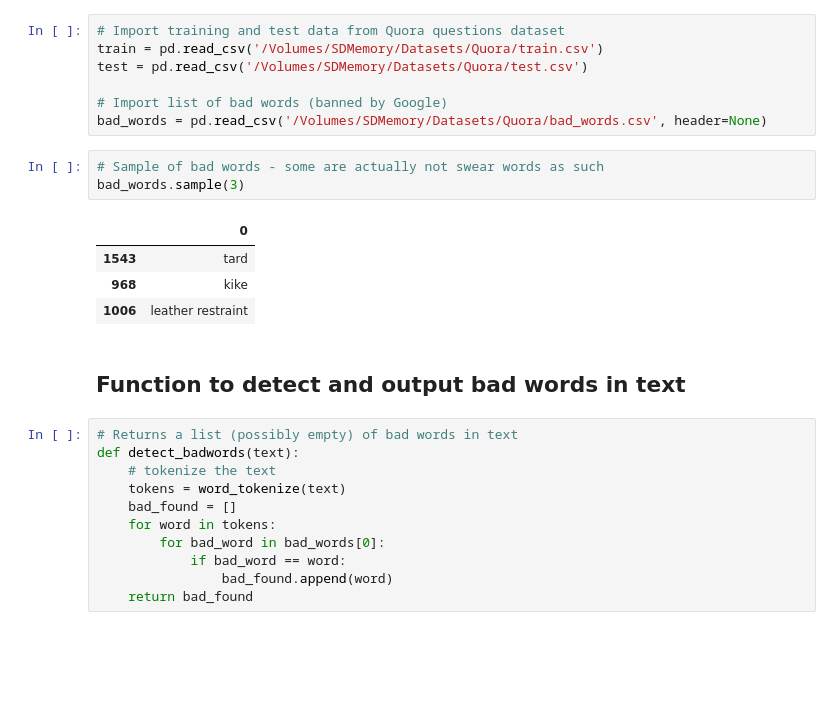
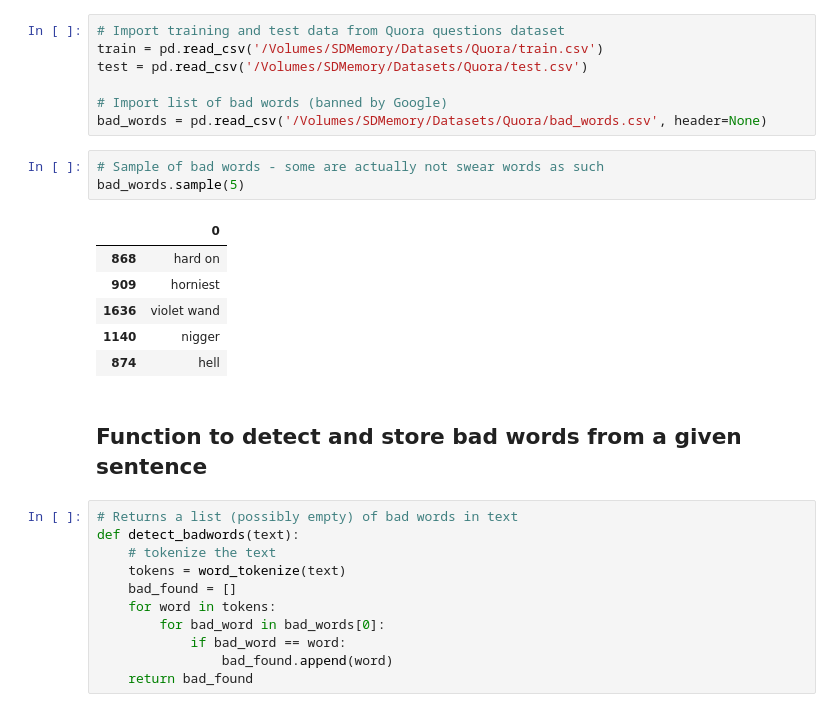
Before and after one commit to ThomasMBury/kaggle_quora, a Jupyter notebook: profanity_investigation.ipynb, the cells around one changed output. Drawn from its saved outputs; the diff is of its cells as text; blank space fills up the shorter version.

```diff
--- a/profanity_investigation.ipynb
+++ b/profanity_investigation.ipynb
@@ -24,14 +28,16 @@ test = pd.read_csv('/Volumes/SDMemory/Datasets/Quora/test.csv')
 bad_words = pd.read_csv('/Volumes/SDMemory/Datasets/Quora/bad_words.csv', header=None)
 # %%
 # Sample of bad words - some are actually not swear words as such
-bad_words.sample(3)
+bad_words.sample(5)
 # %% [output]
 |  | 0 |
-| 1543 | tard |
-| 968 | kike |
-| 1006 | leather restraint |
+| 868 | hard on |
+| 909 | horniest |
+| 1636 | violet wand |
+| 1140 | nigger |
+| 874 | hell |
 # %% [markdown]
-## Function to detect and output bad words in text
+## Function to detect and store bad words from a given sentence
 # %%
 # Returns a list (possibly empty) of bad words in text
 def detect_badwords(text):
```
Also changed, not shown: parts of 38 cells of this notebook.
